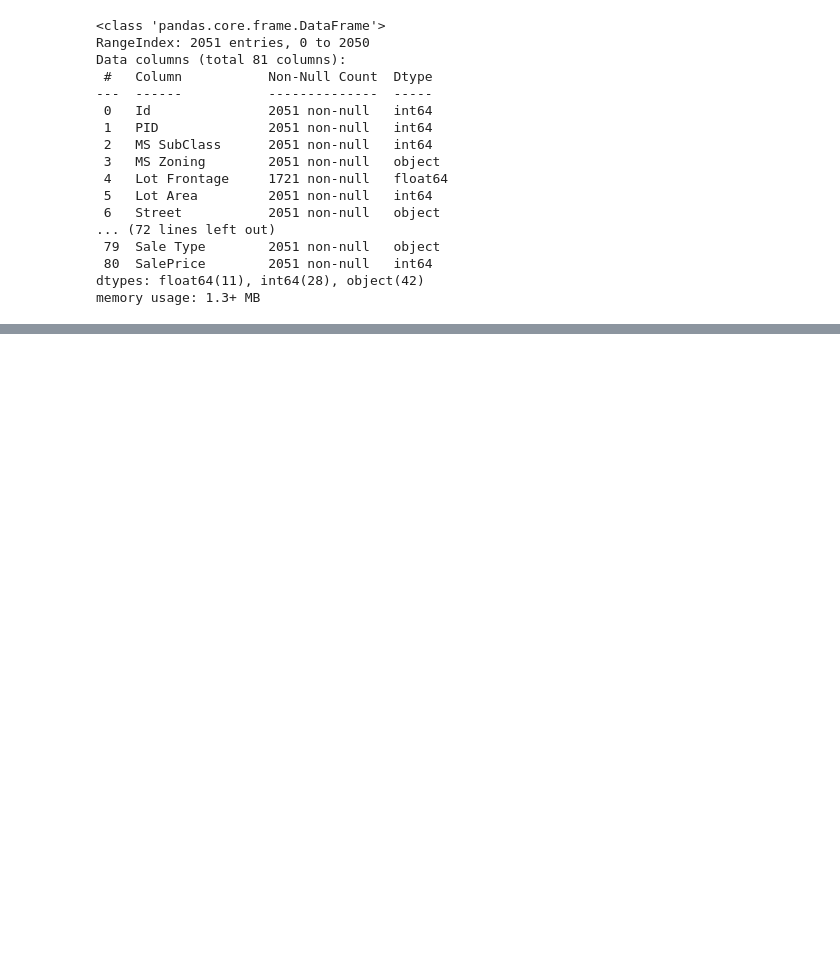
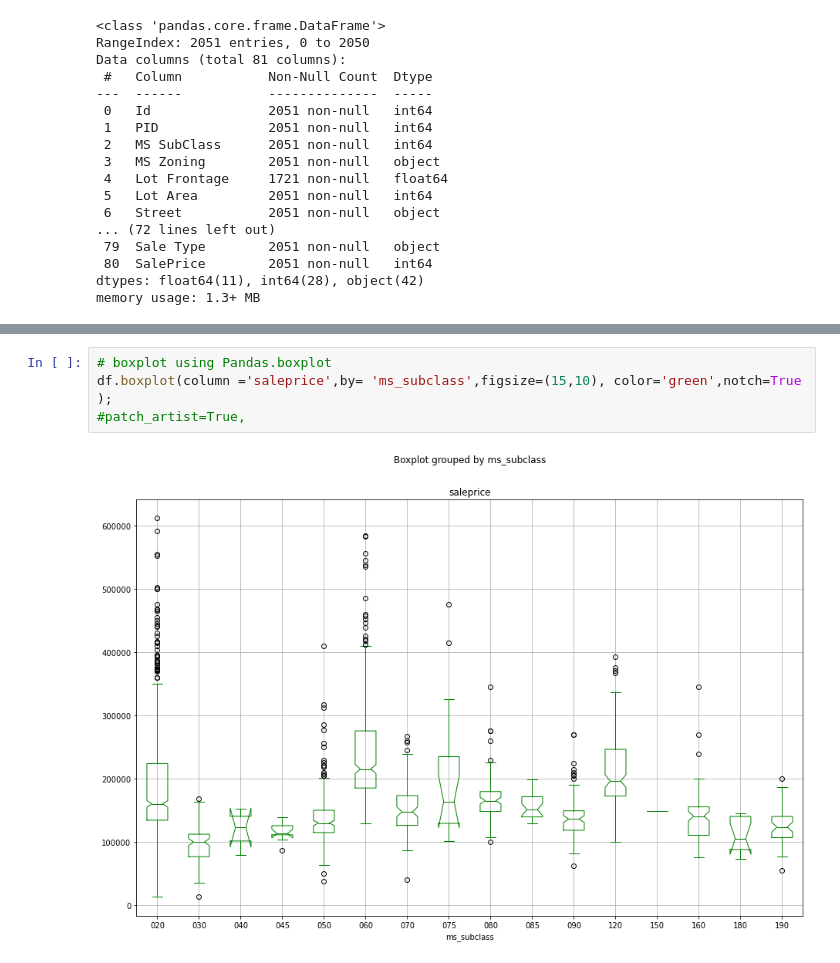
Before and after one commit to sabaiitj/Ames-Housing-Data, a Jupyter notebook: project_2_Saba.ipynb, the cells around one changed output, grey strips where cells are left out. Drawn from its saved outputs; the diff is of its cells as text; blank space fills up the shorter version.

```diff
--- a/project_2_Saba.ipynb
+++ b/project_2_Saba.ipynb
@@ -68,0 +145,6 @@ submission_df.to_csv('Datasets/dummy_submission.csv',index=False)
+# %%
+# boxplot using Pandas.boxplot
+df.boxplot(column ='saleprice',by= 'ms_subclass',figsize=(15,10), color='green',notch=True );
+#patch_artist=True,
+# %% [output]
+[figure, added]
```
Also changed, not shown: parts of 139 cells of this notebook.
